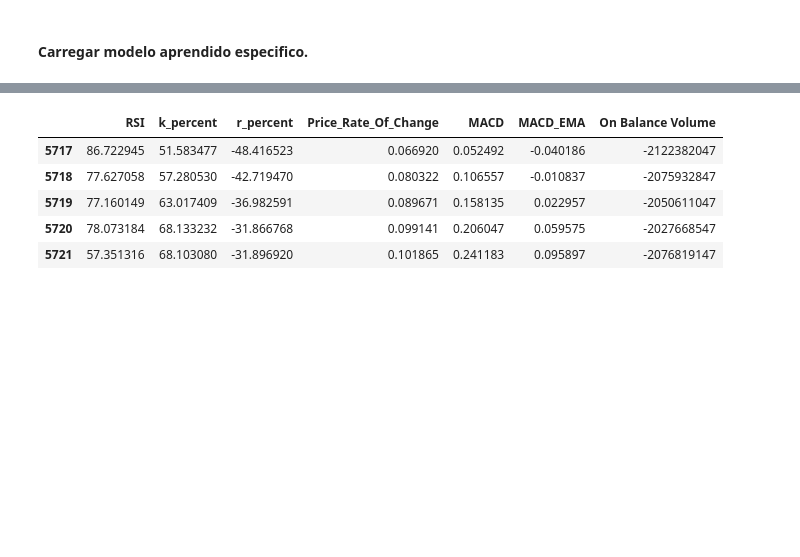
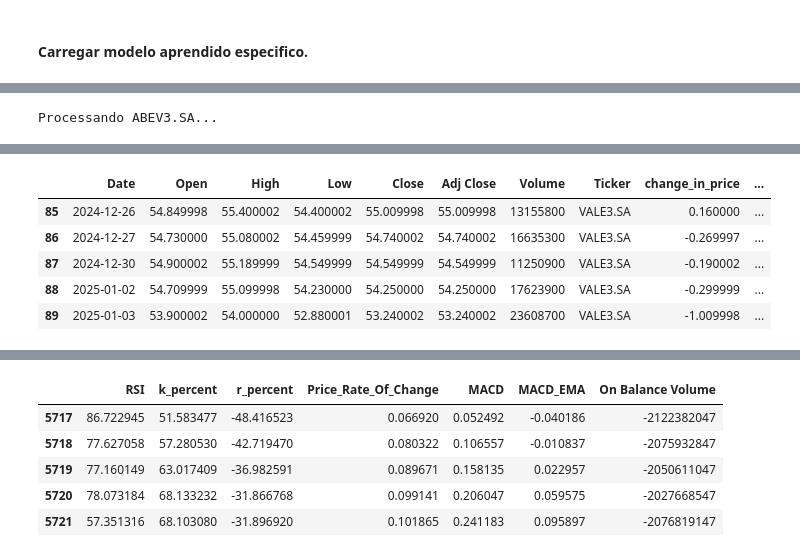
Before and after one commit to Bruno-Santana-Eco/TCC_Machine_learning, a Jupyter notebook: Previsão diária.ipynb, the cells around one changed output, grey strips where cells are left out. Cells and saved outputs as stored; diff of their text form; code cells hidden in the pictures; blank space fills up the shorter version.

```diff
--- a/Previsão diária.ipynb
+++ b/Previsão diária.ipynb
@@ -77,0 +82,3 @@ rand_frst_clf_Ambev = joblib.load('C:/Users/Samsung/Documents/GitHub-Datas/TCC_M
+# %%
+# Carregar o modelo salvo
+rand_frst_clf_Itau = joblib.load('C:/Users/Samsung/Documents/GitHub-Datas/TCC_Machine_Learning/Modelos referências D_10 - 0.3/random_forest_model_Itau.pkl')
@@ -77,0 +87,3 @@ rand_frst_clf_Ambev = joblib.load('C:/Users/Samsung/Documents/GitHub-Datas/TCC_M
+# %%
+# Carregar o modelo salvo
+rand_frst_clf_Magalu = joblib.load('C:/Users/Samsung/Documents/GitHub-Datas/TCC_Machine_Learning/Modelos referências D_10 - 0.3/random_forest_model_Magalu.pkl')
@@ -77,0 +92,3 @@ rand_frst_clf_Ambev = joblib.load('C:/Users/Samsung/Documents/GitHub-Datas/TCC_M
+# %%
+# Carregar o modelo salvo
+rand_frst_clf_Petro = joblib.load('C:/Users/Samsung/Documents/GitHub-Datas/TCC_Machine_Learning/Modelos referências D_10 - 0.3/random_forest_model_Petro.pkl')
@@ -77,0 +97,65 @@ rand_frst_clf_Ambev = joblib.load('C:/Users/Samsung/Documents/GitHub-Datas/TCC_M
+# %%
+# Carregar o modelo salvo
+rand_frst_clf_Vale = joblib.load('C:/Users/Samsung/Documents/GitHub-Datas/TCC_Machine_Learning/Modelos referências D_10 - 0.3/random_forest_model_Vale.pkl')
+# %%
+import pandas as pd
+import numpy as np
+import joblib
+
+# Carregar o DataFrame
+test_day = pd.read_parquet('C:/Users/Samsung/Documents/GitHub-Datas/TCC_Machine_Learning/Datas referências/price_data_D10.parquet')
+
+# Converter a coluna de datas para datetime
+test_day['Date'] = pd.to_datetime(test_day['Date'])
+
+# Definir a data inicial para filtrar
+inicio = '2024-12-05'
+
+# Lista de tickers e modelos correspondentes
+tickers_models = {
+    'ABEV3.SA': 'C:/Users/Samsung/Documents/GitHub-Datas/TCC_Machine_Learning/Modelos referências D_10 - 0.3/random_forest_model_Ambev.pkl',
+    'ITUB4.SA': 'C:/Users/Samsung/Documents/GitHub-Datas/TCC_Machine_Learning/Modelos referências D_10 - 0.3/random_forest_model_Itau.pkl',
+    'MGLU3.SA': 'C:/Users/Samsung/Documents/GitHub-Datas/TCC_Machine_Learning/Modelos referências D_10 - 0.3/random_forest_model_Magalu.pkl',
+    'PETR4.SA': 'C:/Users/Samsung/Documents/GitHub-Datas/TCC_Machine_Learning/Modelos referências D_10 - 0.3/random_forest_model_Petro.pkl',
+    'VALE3.SA': 'C:/Users/Samsung/Documents/GitHub-Datas/TCC_Machine_Learning/Modelos referências D_10 - 0.3/random_forest_model_Vale.pkl',
+}
+
+# Resultado final armazenado em um DataFrame
+final_predictions = []
+
+# Loop para processar cada Ticker
+for ticker, model_path in tickers_models.items():
+    print(f"Processando {ticker}...")
+
+    # Filtrar o DataFrame para o Ticker atual
+    test_day_ticker = test_day[test_day['Ticker'] == ticker].reset_index(drop=True)
+
+    # Filtrar as datas a partir da data inicial
+    test_day_ticker = test_day_ticker[test_day_ticker['Date'] >= inicio]
+
+    # Verificar se há dados suficientes
+    if test_day_ticker.empty:
+        print(f"  Nenhum dado disponível para {ticker} após {inicio}.")
+        continue
+
+    # Selecionar as features para o modelo
+    Features = test_day_ticker[['RSI', 'k_percent', 'r_percent', 'Price_Rate_Of_Change', 'MACD', 'MACD_EMA', 'On Balance Volume']].to_numpy()
+
+    # Carregar o modelo correspondente
+    model = joblib.load(model_path)
+
+    # Fazer previsões
+    predictions = model.predict(Features)
+
+    # Adicionar as previsões ao DataFrame
+    test_day_ticker['Prediction'] = predictions
+
+    # Armazenar os resultados no conjunto final
+    final_predictions.append(test_day_ticker)
+
+# Concatenar todos os resultados em um único DataFrame
+final_result_df = pd.concat(final_predictions, ignore_index=True)
+
+final_result_df.tail()
+# %% [output]
+Processando ABEV3.SA...
@@ -77,0 +166,6 @@ rand_frst_clf_Ambev = joblib.load('C:/Users/Samsung/Documents/GitHub-Datas/TCC_M
+|  | Date | Open | High | Low | Close | Adj Close | Volume | Ticker | change_in_price | ... |
+| 85 | 2024-12-26 | 54.849998 | 55.400002 | 54.400002 | 55.009998 | 55.009998 | 13155800 | VALE3.SA | 0.160000 | ... |
+| 86 | 2024-12-27 | 54.730000 | 55.080002 | 54.459999 | 54.740002 | 54.740002 | 16635300 | VALE3.SA | -0.269997 | ... |
+| 87 | 2024-12-30 | 54.900002 | 55.189999 | 54.549999 | 54.549999 | 54.549999 | 11250900 | VALE3.SA | -0.190002 | ... |
+| 88 | 2025-01-02 | 54.709999 | 55.099998 | 54.230000 | 54.250000 | 54.250000 | 17623900 | VALE3.SA | -0.299999 | ... |
+| 89 | 2025-01-03 | 53.900002 | 54.000000 | 52.880001 | 53.240002 | 53.240002 | 23608700 | VALE3.SA | -1.009998 | ... |
```
Also changed, not shown: parts of 12 cells of this notebook.
